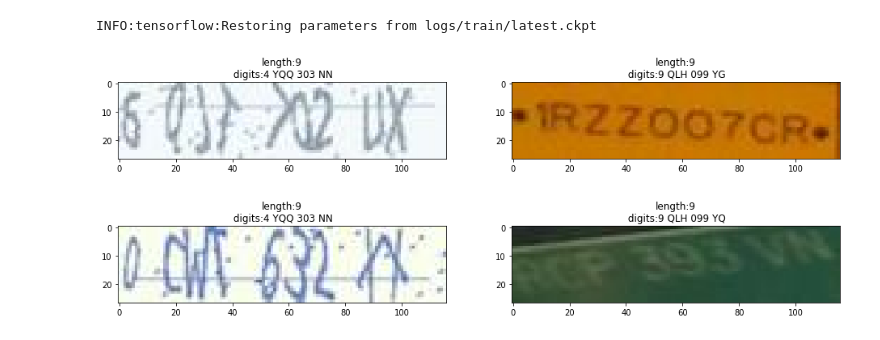
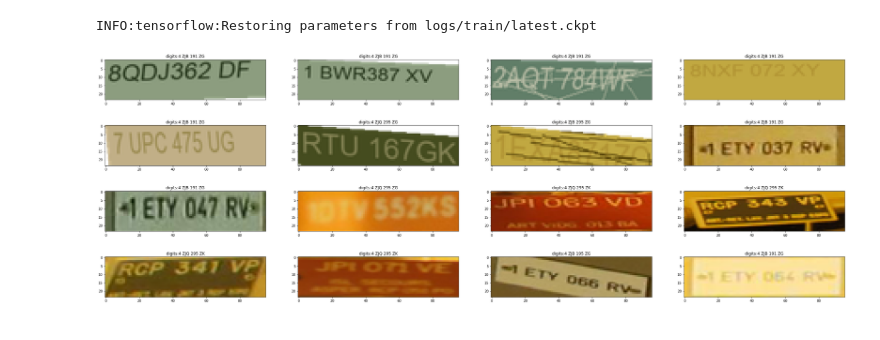
Before and after one commit to PSCAlbertEDF/Multiple-Digits, a Jupyter notebook: inference_outside_sample.ipynb, the cells around one changed output. Cells and saved outputs as stored; diff of their text form; code cells hidden in the pictures.

Commit message:
Model 24 * 96

```diff
--- a/inference_outside_sample.ipynb
+++ b/inference_outside_sample.ipynb
@@ -4,20 +7,46 @@ from model import Model
 %pylab inline
 # %% [output]
 Populating the interactive namespace from numpy and matplotlib
+# %%
+imagePath = 'images/'
+transform = False
+if transform:
+    f = []
+    for (dirpath, dirnames, filenames) in os.walk(imagePath):
+        f.extend(filenames)
+        break
+    for path in f:
+        if path.split('.')[-1] == 'jpg':
+            i = Image.open(imagePath + path).resize([96, 24], Image.LANCZOS)
+            i.save(imagePath + path.split('.')[-2] + '.png', 'png')
+    f = []
+    for (dirpath, dirnames, filenames) in os.walk(imagePath):
+        f.extend(filenames)
+        break
+    for path in f:
+        if path.split('.')[-1] == 'png':
+            i = Image.open(imagePath + path).resize([96, 24], Image.LANCZOS)
+            i.save(imagePath + path)
 # %%
-path_to_image_files = ['images/2.jpg', 'images/3.jpg', 'images/4.jpg', 'images/5.jpg']
+path_to_image_files = ['data/test/1.png', 'data/test/2.png', 'data/test/3.png', 'data/test/4.png', 'data/test/5.png', 'data/test/6.png', 'data/test/7.png']
+f = []
+for (dirpath, dirnames, filenames) in os.walk(imagePath):
+    f.extend(filenames)
+    break
+for path in f:
+    if path.split('.')[-1] == 'png':
+        path_to_image_files.append(imagePath + path)
 images = []
 for path_to_image_file in path_to_image_files:
-    image = tf.image.decode_jpeg(tf.read_file(path_to_image_file), channels=3)
-    image = tf.reshape(image, [27, 116, 3])
+    image = tf.image.decode_png(tf.read_file(path_to_image_file), channels=4)
+    image = tf.reshape(image, [24, 96, 4])
     image = tf.image.convert_image_dtype(image, dtype=tf.float32)
     image = tf.multiply(tf.subtract(image, 0.5), 2)
-    image = tf.image.resize_images(image, [27, 116])
+    image = tf.image.resize_images(image, [24, 96])
     images.append(image)
 images = tf.stack(images)
 # %%
-length_logits, digits_logits, letters_logits = Model.inference(images, drop_rate=0.0)
-length_predictions = tf.argmax(length_logits, axis=1)
+digits_logits, letters_logits = Model.inference(images, drop_rate=0.0)
 digits_predictions = tf.argmax(digits_logits, axis=2)
 letters_predictions = tf.argmax(letters_logits, axis=2)
 digits_predictions_string = tf.reduce_join(tf.as_string(digits_predictions), axis=1)
@@ -30,24 +59,23 @@ restorer.restore(sess, checkpoint_path)
 # %% [output]
 INFO:tensorflow:Restoring parameters from logs/train/latest.ckpt
 # %%
-length_predictions_val, digits_predictions_string_val, letters_predictions_string_val, images_val = sess.run([length_predictions, digits_predictions, letters_predictions
+digits_predictions_string_val, letters_predictions_string_val, images_val = sess.run([digits_predictions, letters_predictions
                                                                                                               , images])
 images_val = (images_val / 2.0) + 0.5
 # %%
-fig, axes = plt.subplots(2, 2, figsize=(16, 6))
+fig, axes = plt.subplots(4, 4, figsize=(40, 14))
 for i, ax in enumerate(axes.flat):
     images_vals = images_val[i]
-    length_prediction_vals = length_predictions_val[i]
     digits = digits_predictions_string_val[i]
     letters_predictions_string_vals = letters_predictions_string_val[i]
     letters = []
     for i in range(5):
         letters += chr(letters_predictions_string_vals[i] - 1 + ord('A'))
 
     st = str(digits[0]) + ' ' + letters[0] + letters[1] + letters[2] + ' ' + str(digits[1]) + str(digits[2]) + str(digits[3]) + ' ' + letters[3] + letters[4]
-    ax.set_title('length:' + str(length_prediction_vals) + '\n digits:' + st)
+    ax.set_title('digits:' + st)
     ax.imshow(images_vals)
 # %% [output]
-[figure, old version]
+[figure, new version]
 # %%
 sess.close()
```
Also changed, not shown: parts of 1 cell of this notebook, 55 other files.
